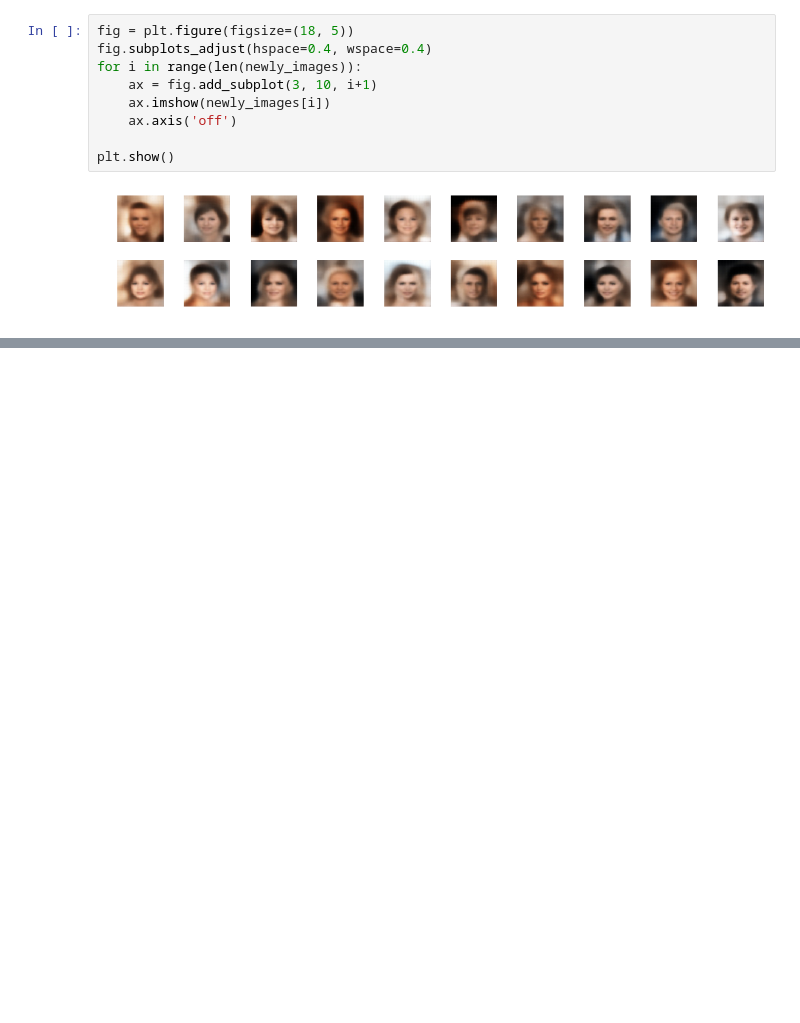
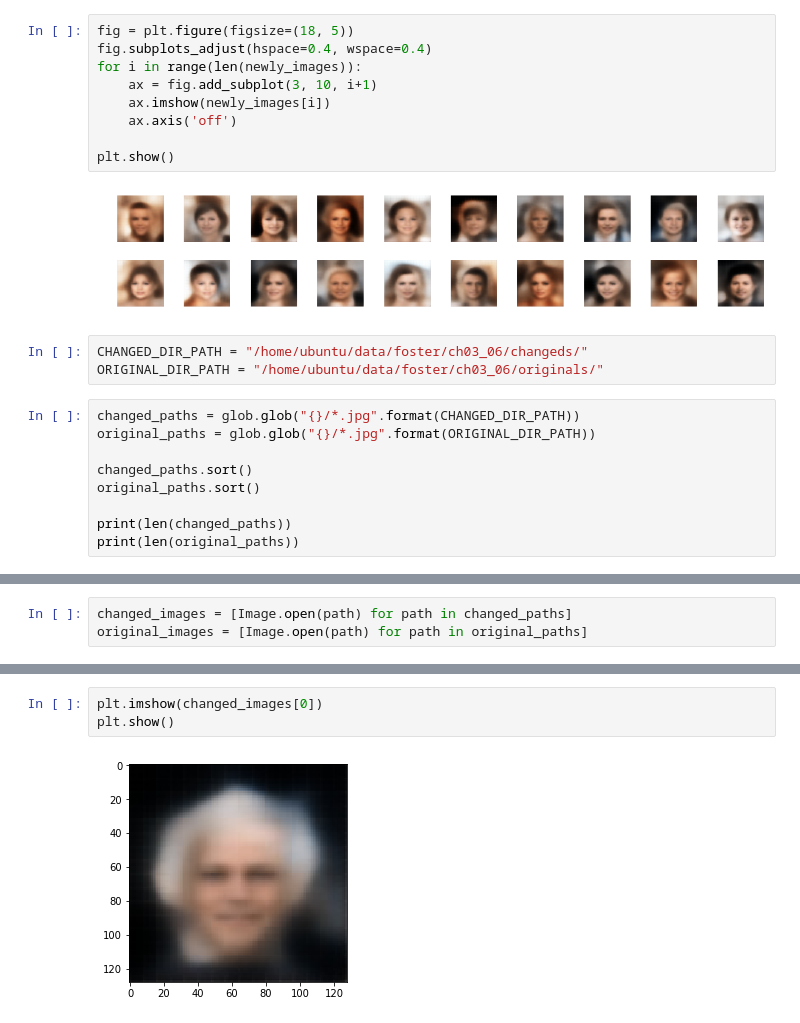
Before and after one commit to seiya-kumada/foster_cpp, a Jupyter notebook: ch_03_06/draw.ipynb, the cells around one changed output, grey strips where cells are left out. Cells and saved outputs as stored; diff of their text form; blank space fills up the shorter version.

```diff
--- a/ch_03_06/draw.ipynb
+++ b/ch_03_06/draw.ipynb
@@ -87,3 +87,15 @@ for i in range(len(newly_images)):
 plt.show()
 # %% [output]
 [figure]
+# %%
+CHANGED_DIR_PATH = "/home/ubuntu/data/foster/ch03_06/changeds/"
+ORIGINAL_DIR_PATH = "/home/ubuntu/data/foster/ch03_06/originals/"
+# %%
+changed_paths = glob.glob("{}/*.jpg".format(CHANGED_DIR_PATH))
+original_paths = glob.glob("{}/*.jpg".format(ORIGINAL_DIR_PATH))
+
+changed_paths.sort()
+original_paths.sort()
+
+print(len(changed_paths))
+print(len(original_paths))
@@ -89,0 +105,3 @@ plt.show()
+# %%
+changed_images = [Image.open(path) for path in changed_paths]
+original_images = [Image.open(path) for path in original_paths]
@@ -89,0 +129,5 @@ plt.show()
+# %%
+plt.imshow(changed_images[0])
+plt.show()
+# %% [output]
+[figure, added]
```
Also changed, not shown: parts of 2 cells of this notebook, 2 other files.
